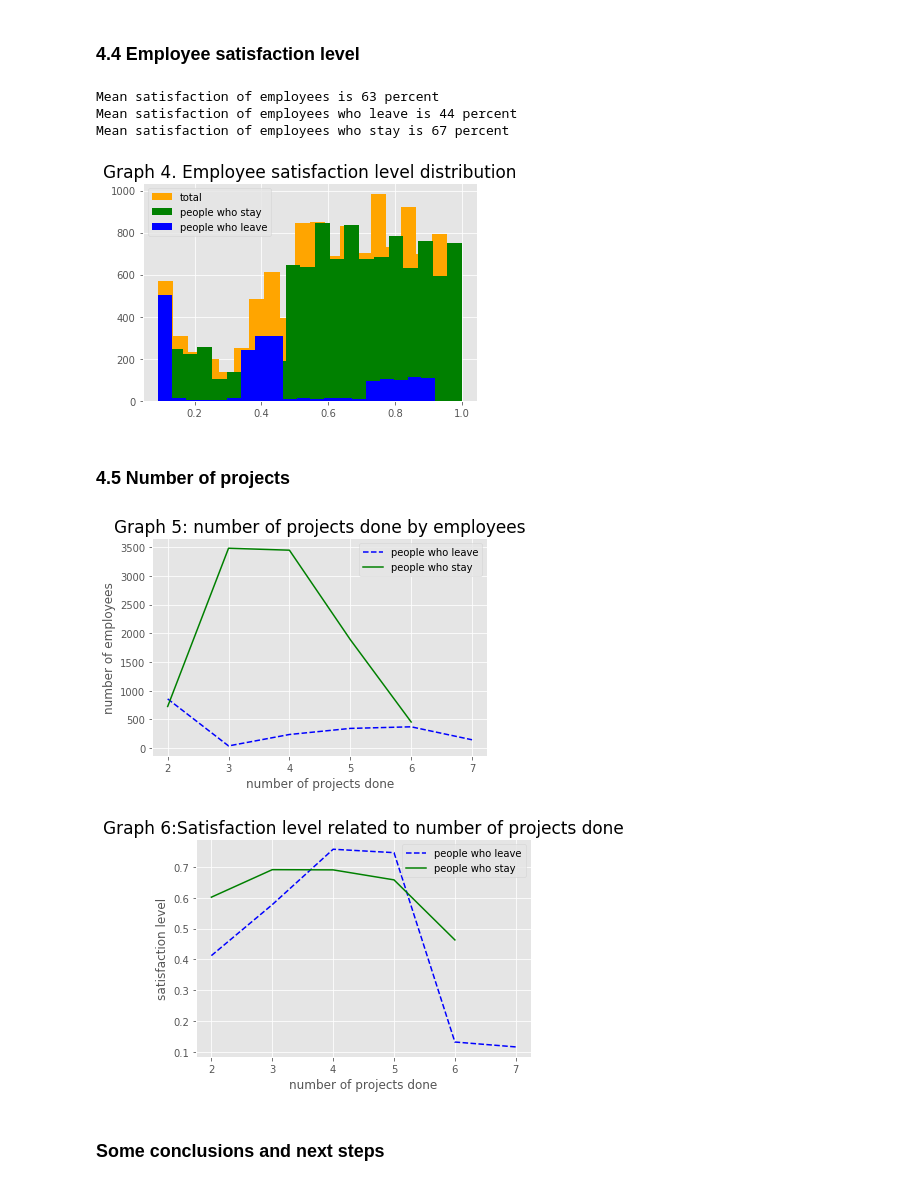
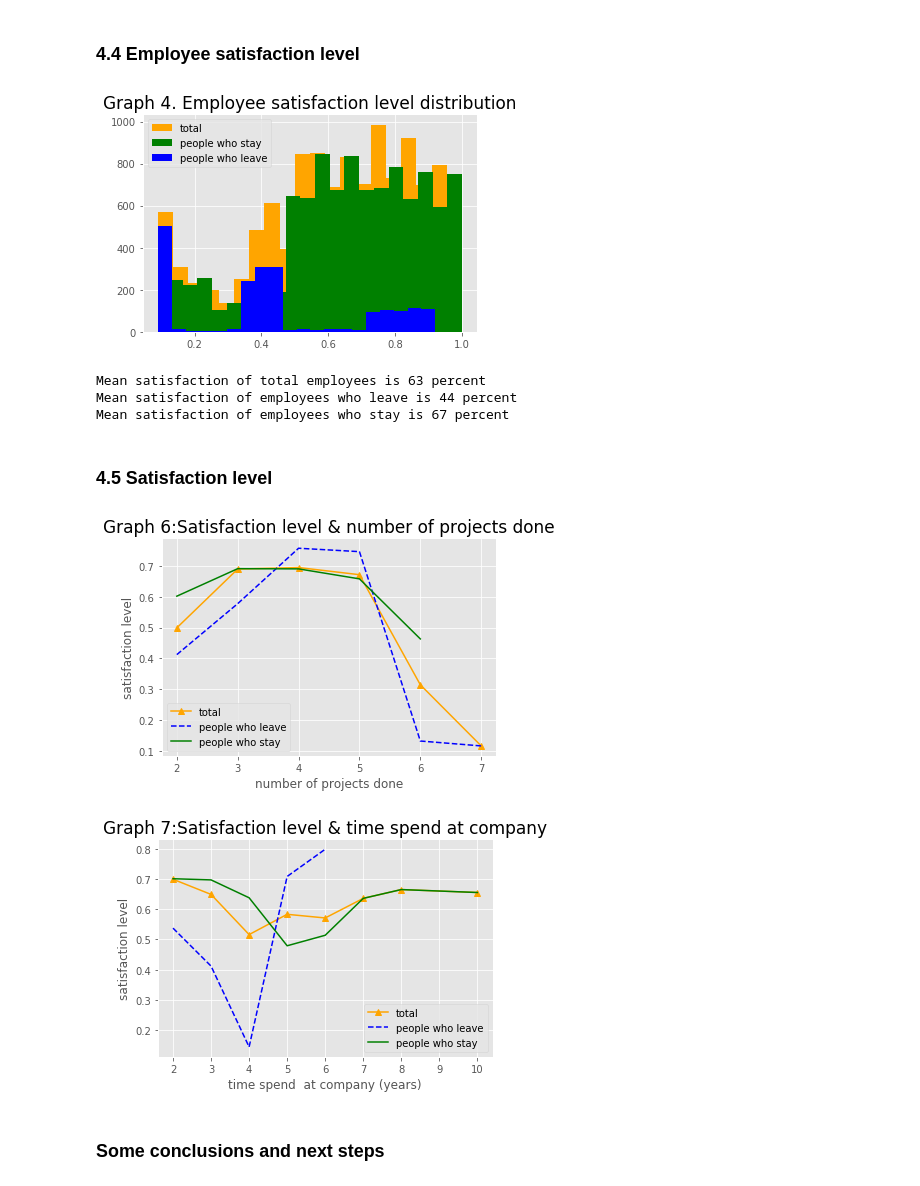
Before and after one commit to MariaGamero/TFM-ReasonsforEmployeeTurnover, a Jupyter notebook: Employee_retention.ipynb, the cells around one changed output. Drawn from its saved outputs; the diff is of its cells as text; code cells hidden in the pictures.

Commit message:
recoding and some plots added

```diff
--- a/Employee_retention.ipynb
+++ b/Employee_retention.ipynb
@@ -294,31 +365,32 @@ plt.show()
 # %% [markdown]
 ### 4.4 Employee satisfaction level
 # %%
-print('Mean satisfaction of employees is %.f percent'%(df_cleaned.satisfaction_level.mean()*100))
-print('Mean satisfaction of employees who leave is %.f percent' %(people_who_leave.satisfaction_level.mean()*100))
-print('Mean satisfaction of employees who stay is %.f percent' %(people_who_stay.satisfaction_level.mean()*100))
-
-
-plt.hist(df_cleaned.satisfaction_level,bins=20,color='orange',label='total')
+#Graph:
+plt.hist(hr_no_dupl.satisfaction_level,bins=20,color='orange',label='total')
 plt.hist(people_who_stay.satisfaction_level,bins=20,color='green',label='people who stay',) #people who stay
 plt.hist(people_who_leave.satisfaction_level,bins=20,color='blue',label='people who leave') #people who leave
 plt.title("Graph 4. Employee satisfaction level distribution", fontsize = 17)
 plt.legend()
 plt.show()
+
+print('Mean satisfaction of total employees is %.f percent'%(hr_no_dupl.satisfaction_level.mean()*100))
+print('Mean satisfaction of employees who leave is %.f percent' %(people_who_leave.satisfaction_level.mean()*100))
+print('Mean satisfaction of employees who stay is %.f percent' %(people_who_stay.satisfaction_level.mean()*100))
 # %% [output]
+[figure]
-Mean satisfaction of employees is 63 percent
+Mean satisfaction of total employees is 63 percent
 Mean satisfaction of employees who leave is 44 percent
 Mean satisfaction of employees who stay is 67 percent
-[figure]
 # %% [markdown]
-### 4.5 Number of projects
+### 4.5 Satisfaction level
 # %%
-plt.plot(people_who_leave.groupby('number_project')['left'].count(),'b--',label='people who leave')
-plt.plot(people_who_stay.groupby('number_project')['left'].count(),'green',label='people who stay')
-plt.ylabel('number of employees')
+plt.plot(hr_no_dupl.groupby('number_project')['satisfaction_level'].mean(),'orange',label='total',marker='^')
+plt.plot(people_who_leave.groupby('number_project')['satisfaction_level'].mean(),'b--',label='people who leave')
+plt.plot(people_who_stay.groupby('number_project')['satisfaction_level'].mean(),'green',label='people who stay')
+plt.ylabel('satisfaction level')
 plt.xlabel('number of projects done')
 plt.legend()
-plt.title('Graph 5: number of projects done by employees', fontsize = 17)
+plt.title('Graph 5:Satisfaction level & number of projects done', fontsize = 17)
 plt.show()
 # %% [output]
-[figure, old version]
+[figure, new version]
@@ -325,13 +399,14 @@ plt.show()
 # %%
-plt.plot(people_who_leave.groupby('number_project')['satisfaction_level'].mean(),'b--',label='people who leave')
-plt.plot(people_who_stay.groupby('number_project')['satisfaction_level'].mean(),'green',label='people who stay')
+plt.plot(hr_no_dupl.groupby('time_spend_company')['satisfaction_level'].mean(),'orange',label='total',marker='^')
+plt.plot(people_who_leave.groupby('time_spend_company')['satisfaction_level'].mean(),'b--',label='people who leave')
+plt.plot(people_who_stay.groupby('time_spend_company')['satisfaction_level'].mean(),'green',label='people who stay')
 plt.ylabel('satisfaction level')
-plt.xlabel('number of projects done')
+plt.xlabel('time spend  at company (years)')
 plt.legend()
-plt.title('Graph 6:Satisfaction level related to number of projects done', fontsize = 17)
+plt.title('Graph 7:Satisfaction level & time spend at company', fontsize = 17)
 plt.show()
 # %% [output]
-[figure, old version]
+[figure, new version]
 # %% [markdown]
 ### Some conclusions and next steps
 # %% [markdown]
```
Also changed, not shown: parts of 13 cells of this notebook.
